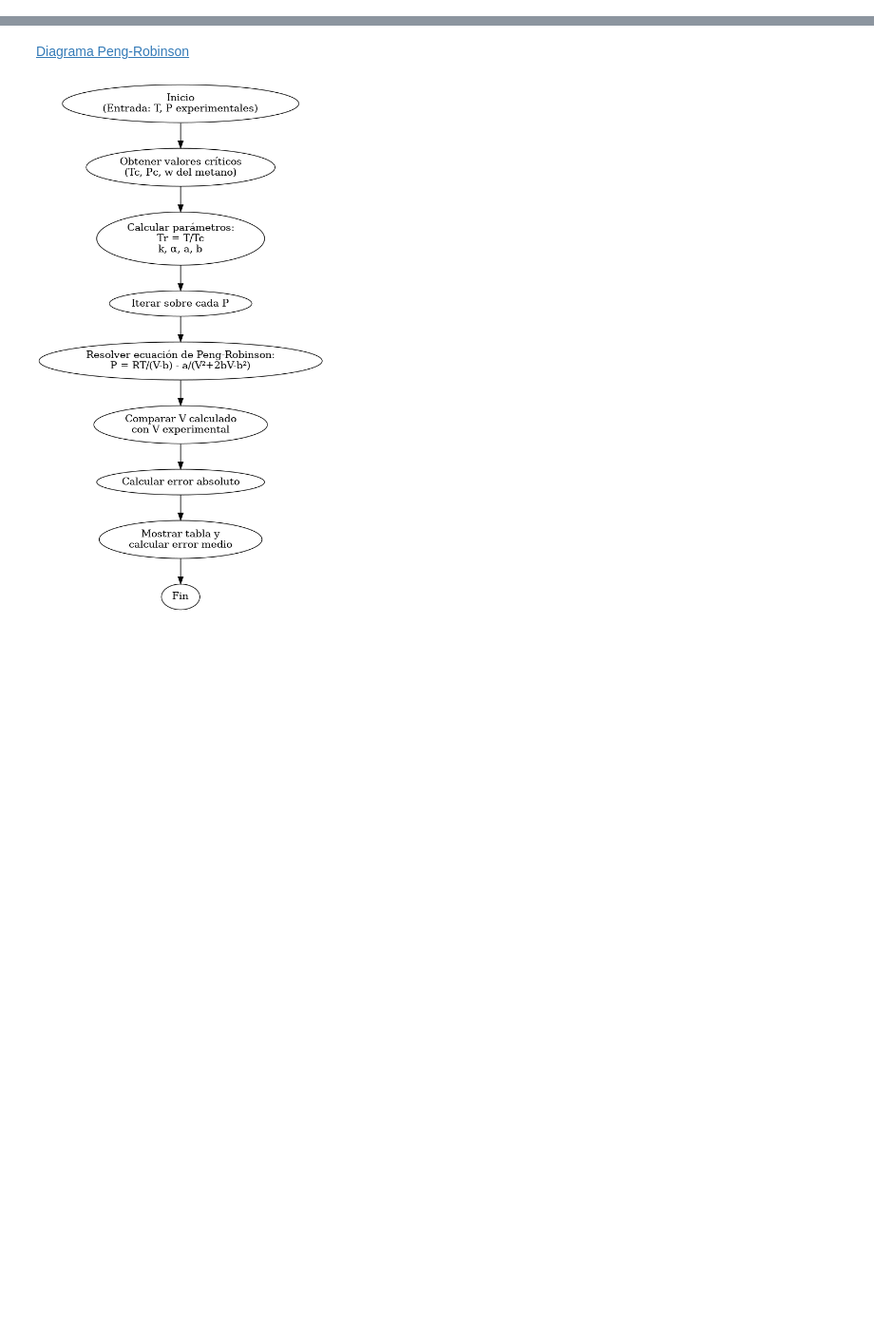
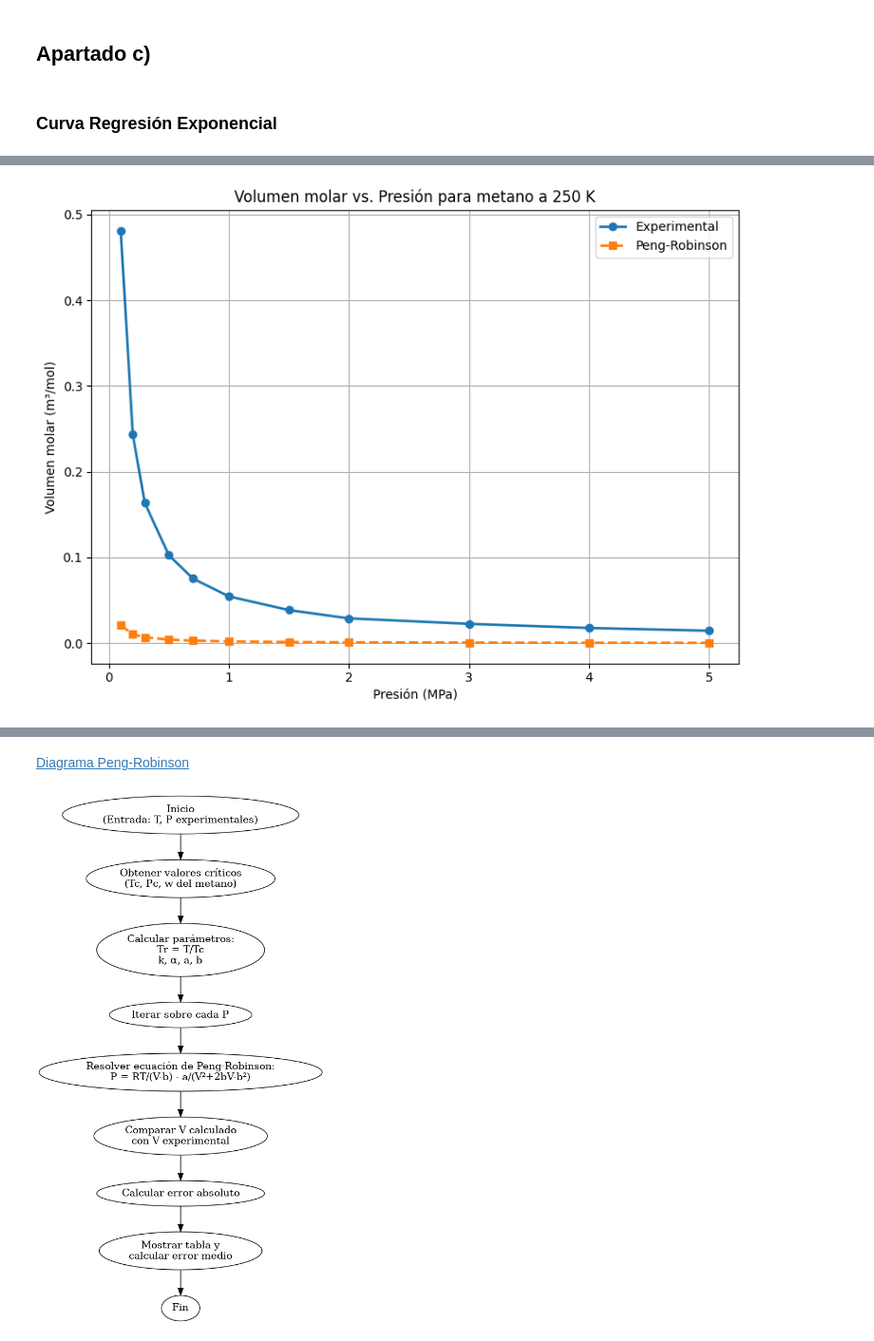
Before and after one commit to AlvaroSantamariaAnton/Caso_practico_1, a Jupyter notebook: Caso_practico_1.ipynb, the cells around one changed output, grey strips where cells are left out. Shown at 95% size. Saved outputs shown, nothing was run; the diff lists cells and outputs as text; code cells hidden in the pictures; blank space fills up the shorter version.

```diff
--- a/Caso_practico_1.ipynb
+++ b/Caso_practico_1.ipynb
@@ -259,0 +307,69 @@ Error medio absoluto: 0.002456 m³/kg
+# %% [markdown]
+## Apartado c)
+# %% [markdown]
+### Curva Regresión Exponencial
+# %%
+import numpy as np
+from scipy.optimize import fsolve
+import matplotlib.pyplot as plt
+
+# Constantes
+R = 8.314  # J/(mol·K)
+Tc = 190.56  # K
+Pc = 4.59e6  # Pa
+omega = 0.011
+M_metan = 16.04  # g/mol -> kg/mol
+T = 250  # K
+
+# Datos experimentales
+P_exp = np.array([0.1, 0.2, 0.3, 0.5, 0.7, 1.0, 1.5, 2.0, 3.0, 4.0, 5.0]) * 1e6  # Pa
+V_exp_m3_kg = np.array([30.0, 15.2, 10.2, 6.4, 4.7, 3.4, 2.4, 1.8, 1.4, 1.1, 0.9])  # m³/kg
+V_exp_m3_mol = V_exp_m3_kg * (M_metan / 1000)  # m³/mol
+
+# Cálculo de parámetros
+Tr = T / Tc
+k = 0.37 + 1.5 * omega - 0.26 * omega ** 2
+alpha = (1 + k * (1 - np.sqrt(Tr))) ** 2
+a = 0.45724 * R**2 * Tc**2 / Pc * alpha
+b = 0.07780 * R * Tc / Pc
+
+# Ecuación de Peng-Robinson
+def peng_robinson_eq(V, P, T):
+    term1 = R * T / (V - b)
+    term2 = a / (V**2 + 2*b*V - b**2)
+    return term1 - term2 - P
+
+# Resolver para cada P experimental
+V_pr = []
+for P in P_exp:
+    V_guess = R * T / P
+    V_solution, = fsolve(peng_robinson_eq, V_guess, args=(P, T), xtol=0.001)
+    V_pr.append(V_solution)
+
+V_pr = np.array(V_pr)
+
+# Errores
+errores = np.abs(V_exp_m3_mol - V_pr)
+errores_max = errores.max()
+errores_prom = errores.mean()
+
+# Mostrar resultados
+print("Presión (MPa) | V_exp (m³/mol) | V_PR (m³/mol) | Error absoluto")
+for p, v_exp, v_calc, err in zip(P_exp/1e6, V_exp_m3_mol, V_pr, errores):
+    print(f"{p:13.2f} | {v_exp:14.5f} | {v_calc:13.5f} | {err:14.5f}")
+
+print(f"\nError absoluto máximo: {errores_max:.5f} m³/mol")
+print(f"Error absoluto promedio: {errores_prom:.5f} m³/mol")
+
+# Gráfica
+plt.figure(figsize=(8, 6))
+plt.plot(P_exp / 1e6, V_exp_m3_mol, 'o-', label='Experimental', linewidth=2)
+plt.plot(P_exp / 1e6, V_pr, 's--', label='Peng-Robinson', linewidth=2)
+plt.xlabel('Presión (MPa)')
+plt.ylabel('Volumen molar (m³/mol)')
+plt.title('Volumen molar vs. Presión para metano a 250 K')
+plt.grid(True)
+plt.legend()
+plt.tight_layout()
+plt.show()
+# %% [output]
@@ -259,0 +391 @@ Error medio absoluto: 0.002456 m³/kg
+[figure, added]
```
Also changed, not shown: parts of 17 cells of this notebook, 1 other file.
